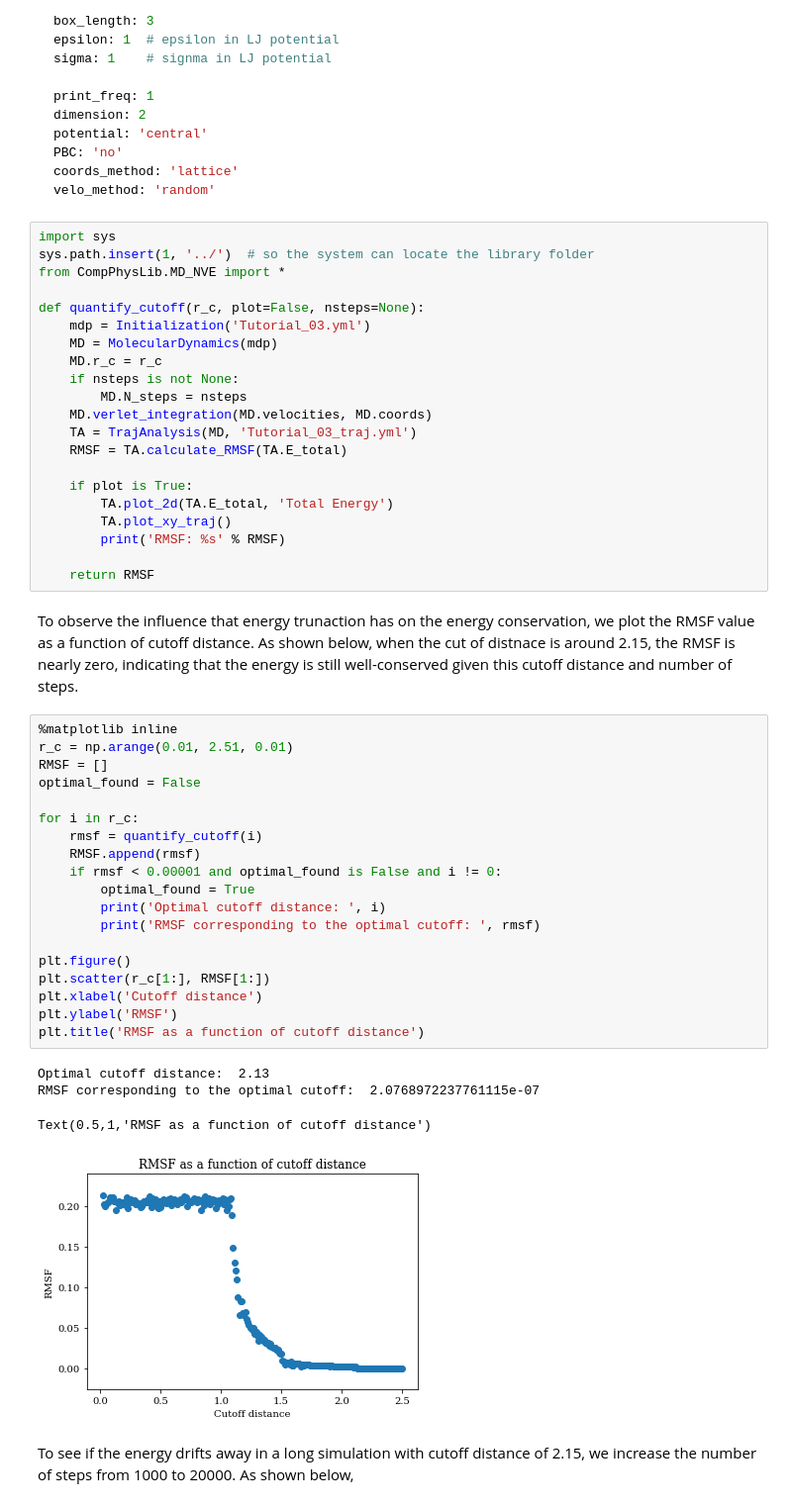
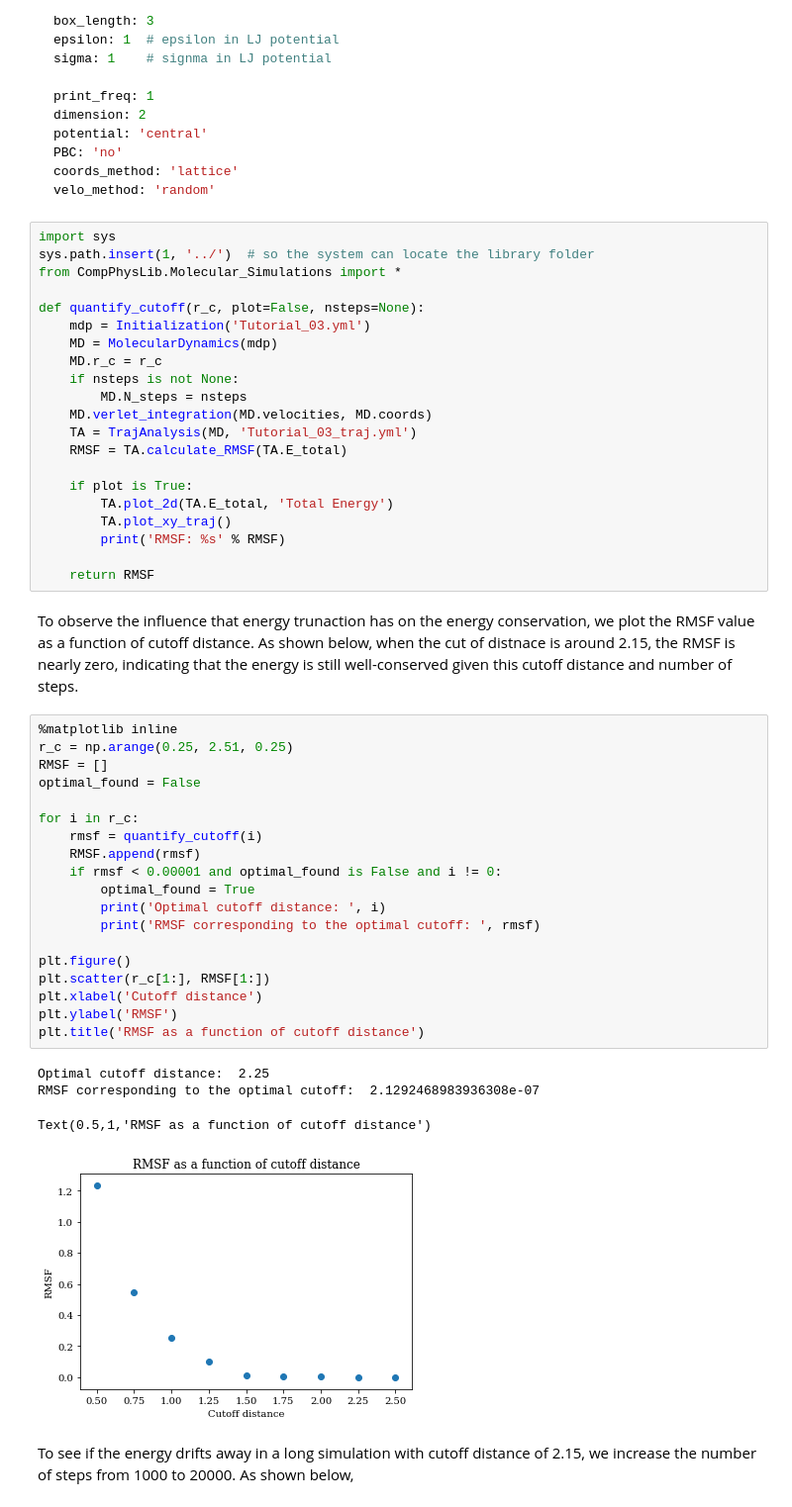
Before and after one commit to wehs7661/CompPhys, a Jupyter notebook: Tutorials/Tutorial_03.ipynb, the cells around one changed output. Shown at 99% size. Saved outputs shown, nothing was run; the diff lists cells and outputs as text.

```diff
--- a/Tutorials/Tutorial_03.ipynb
+++ b/Tutorials/Tutorial_03.ipynb
@@ -67,7 +67,7 @@ velo_method: 'random'
 # %%
 import sys
 sys.path.insert(1, '../')  # so the system can locate the library folder
-from CompPhysLib.MD_NVE import *
+from CompPhysLib.Molecular_Simulations import *
 
 def quantify_cutoff(r_c, plot=False, nsteps=None):
     mdp = Initialization('Tutorial_03.yml')
@@ -89,28 +89,28 @@ def quantify_cutoff(r_c, plot=False, nsteps=None):
 To observe the influence that energy trunaction has on the energy conservation, we plot the RMSF value as a function of cutoff distance. As shown below, when the cut of distnace is around 2.15, the RMSF is nearly zero, indicating that the energy is still well-conserved given this cutoff distance and number of steps.
 # %%
 %matplotlib inline
-r_c = np.arange(0.01, 2.51, 0.01)
+r_c = np.arange(0.25, 2.51, 0.25)
 RMSF = []
 optimal_found = False
 
 for i in r_c:
     rmsf = quantify_cutoff(i)
     RMSF.append(rmsf)
     if rmsf < 0.00001 and optimal_found is False and i != 0:
         optimal_found = True
         print('Optimal cutoff distance: ', i)
         print('RMSF corresponding to the optimal cutoff: ', rmsf)
 
 plt.figure()
 plt.scatter(r_c[1:], RMSF[1:])
 plt.xlabel('Cutoff distance')
 plt.ylabel('RMSF')
 plt.title('RMSF as a function of cutoff distance')
 # %% [output]
-Optimal cutoff distance:  2.13
-RMSF corresponding to the optimal cutoff:  2.0768972237761115e-07
+Optimal cutoff distance:  2.25
+RMSF corresponding to the optimal cutoff:  2.1292468983936308e-07
 Text(0.5,1,'RMSF as a function of cutoff distance')
-[figure, old version]
+[figure, new version]
 # %% [markdown]
 To see if the energy drifts away in a long simulation with cutoff distance of 2.15, we increase the number of steps from 1000 to 20000. As shown below,
 # %%
```
Also changed, not shown: parts of 1 cell of this notebook, 7 other files.
